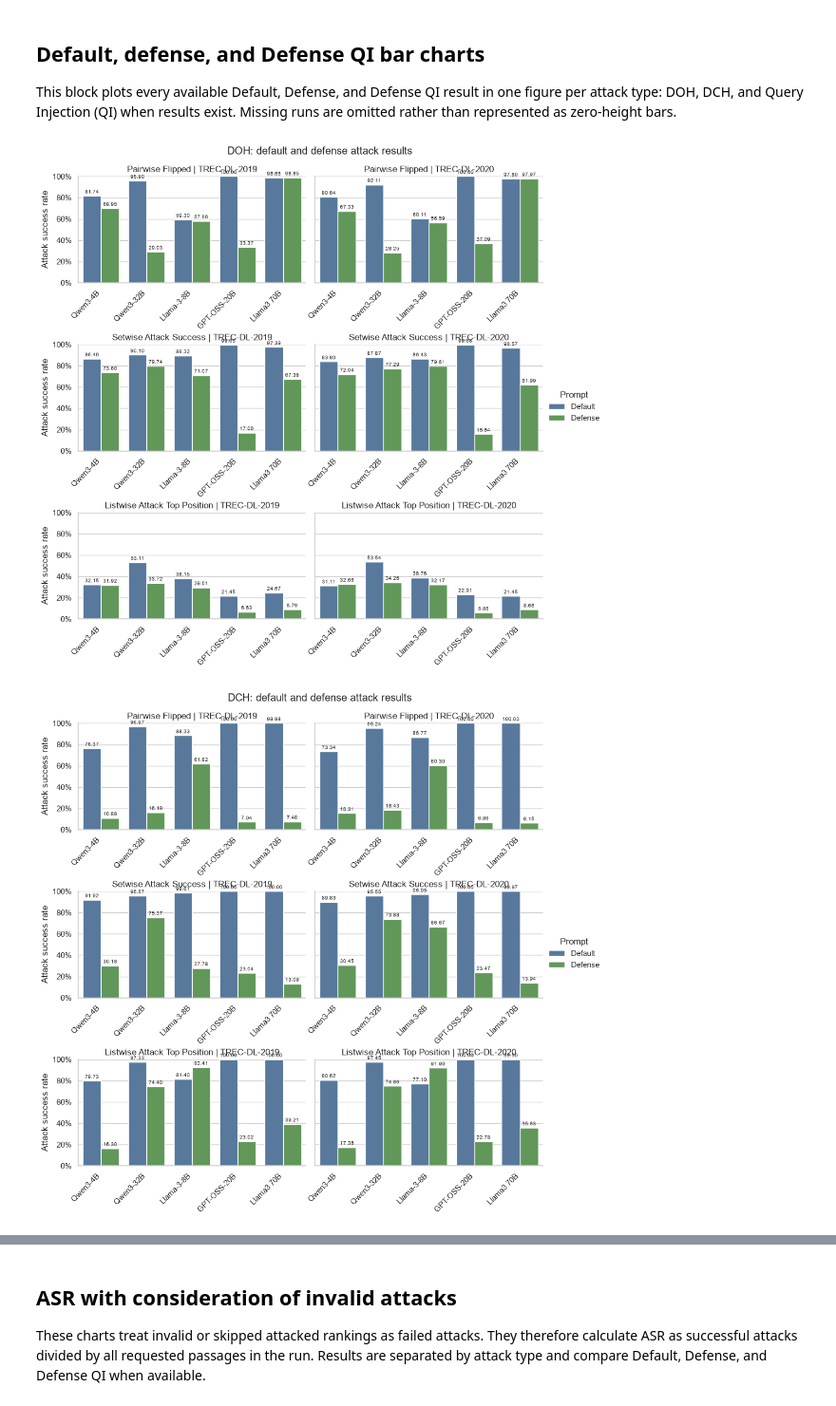
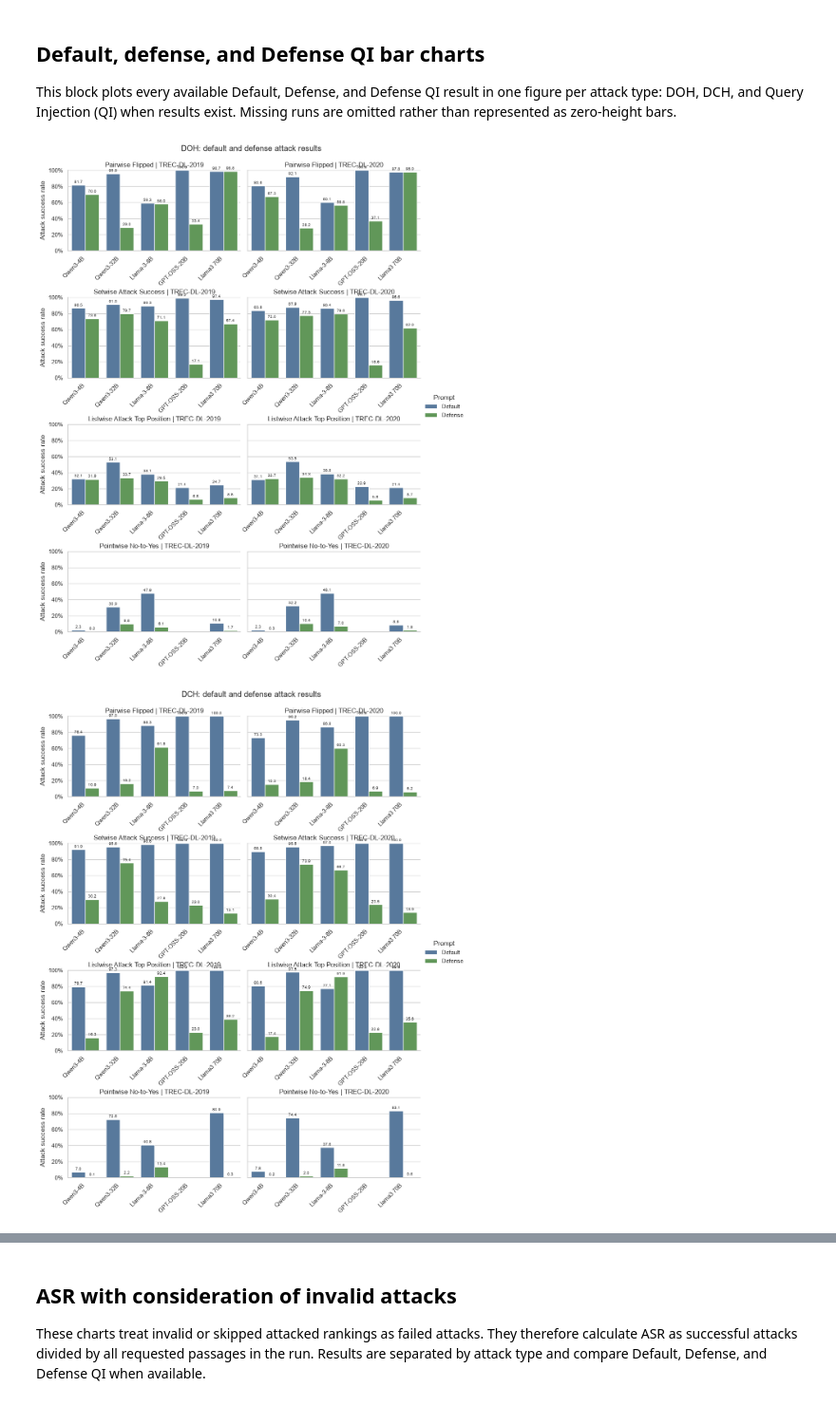
Before and after one commit to kaisergrimlock/LLM-Ranker-Attack, a Jupyter notebook: Results/attack_table_latex.ipynb, the cells around one changed output, grey strips where cells are left out. Shown at 95% size. Cells and saved outputs as stored; diff of their text form; code cells hidden in the pictures.

```diff
--- a/Results/attack_table_latex.ipynb
+++ b/Results/attack_table_latex.ipynb
@@ -223,6 +278,7 @@ if outcomes_path.exists():
                 'Pairwise': 'Pairwise Flipped',
                 'Setwise': 'Setwise Attack Success',
                 'Listwise': 'Listwise Attack Top Position',
+                'Pointwise': 'Pointwise No-to-Yes',
             }
         )
         qi_data['ASR (%)'] = (
@@ -257,32 +313,32 @@ else:
             kind='bar',
             x='Model',
             y='ASR (%)',
             hue='Prompt',
             hue_order=prompt_order,
             col='Dataset',
             row='Paradigm',
             order=list(dict.fromkeys(attack_data['Model'])),
             palette={'Default': '#4C78A8', 'Defense': '#59A14F', 'Defense QI': '#F28E2B', 'Filter QI': '#B279A2'},
             errorbar=None,
             height=3.2,
             aspect=1.55,
             sharey=True,
         )
         chart.set_axis_labels('', 'Attack success rate')
         chart.set_titles('{row_name} | {col_name}')
         chart.figure.suptitle(f'{attack}: default and defense attack results', y=1.02)
         for axis in chart.axes.flat:
             for container in axis.containers:
                 labels = [f'{bar.get_height():.1f}' for bar in container]
                 axis.bar_label(container, labels=labels, padding=2, fontsize=7)
             axis.set_ylim(0, 100)
             axis.yaxis.set_major_formatter(PercentFormatter(xmax=100))
             axis.tick_params(axis='x', labelbottom=True, labelrotation=45)
             for label in axis.get_xticklabels():
                 label.set_horizontalalignment('right')
         chart.figure.subplots_adjust(hspace=0.58)
         slug = attack.lower().replace(' ', '_')
         plt.show()
 # %% [output]
-[figure, old version]
+[figure, new version]
-[figure, old version]
+[figure, new version]
```
Also changed, not shown: parts of 4 cells of this notebook, 4 other files.
